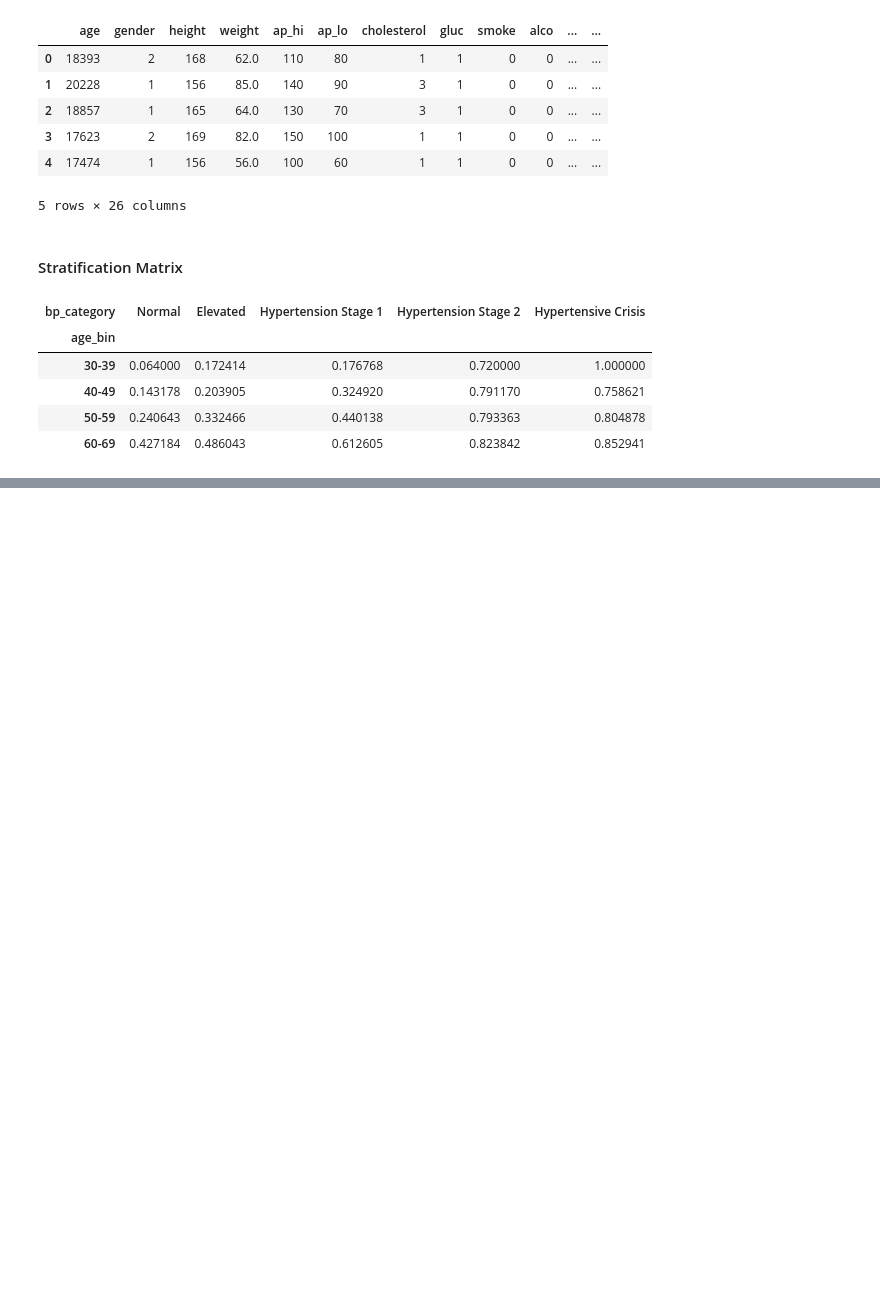
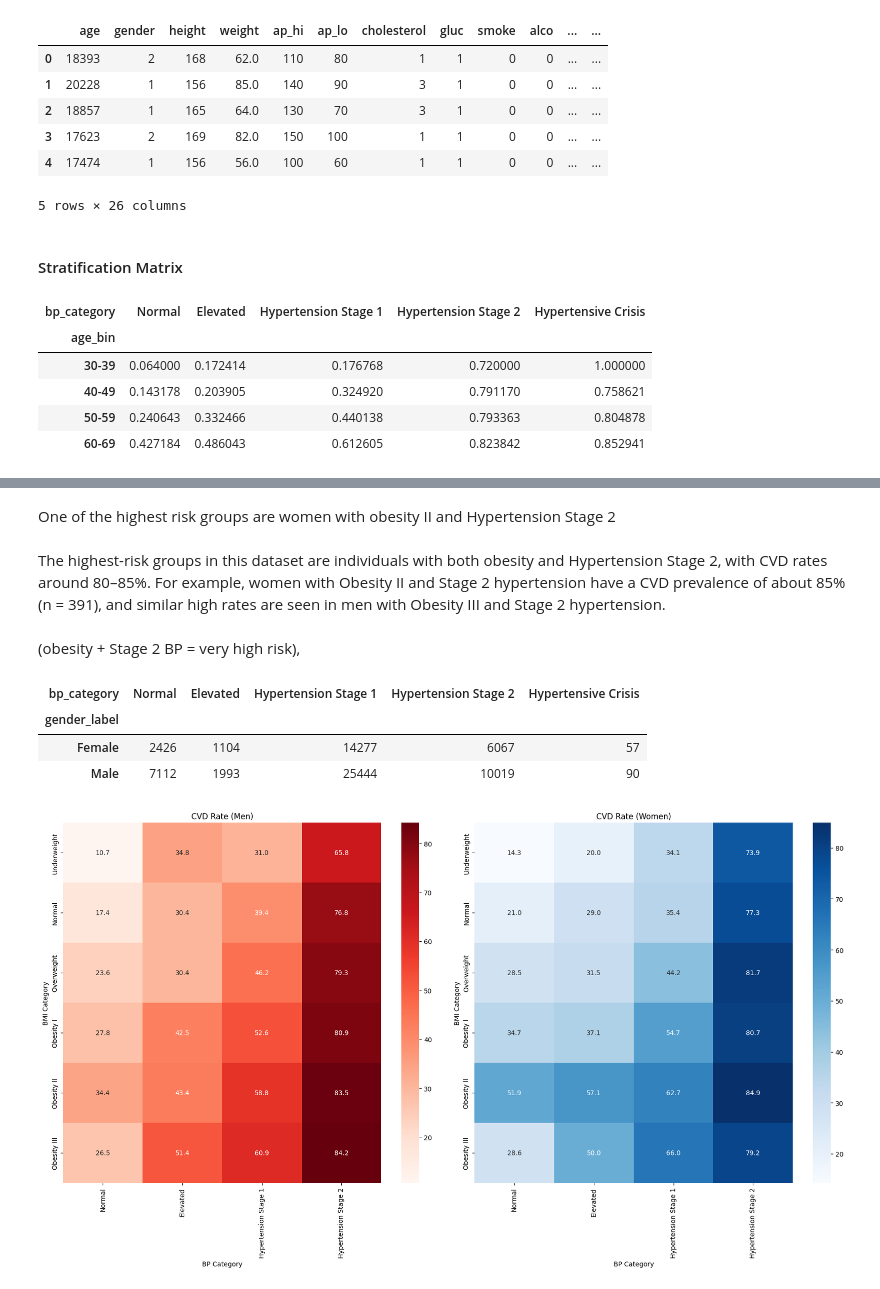
Before and after one commit to lizabguercho/DI_Final_Project_CVD, a Jupyter notebook: Final_project.ipynb, the cells around one changed output, grey strips where cells are left out. Cells and saved outputs as stored; diff of their text form; code cells hidden in the pictures; blank space fills up the shorter version.

Commit message:
added high_risk_groups

```diff
--- a/Final_project.ipynb
+++ b/Final_project.ipynb
@@ -1090,0 +1158,37 @@ df_clean_final=df_clean.copy()
+# %% [markdown]
+One of the highest risk groups are women with obesity II and Hypertension Stage 2
+# %% [markdown]
+The highest-risk groups in this dataset are individuals with both obesity and Hypertension Stage 2, with CVD rates around 80–85%.
+For example, women with Obesity II and Stage 2 hypertension have a CVD prevalence of about 85% (n = 391), and similar high rates are seen in men with Obesity III and Stage 2 hypertension.
+# %% [markdown]
+(obesity + Stage 2 BP = very high risk),
+# %%
+pd.crosstab(df_clean["gender_label"],
+            df_clean["bp_category"])
+# %% [output]
+| bp_category | Normal | Elevated | Hypertension Stage 1 | Hypertension Stage 2 | Hypertensive Crisis |
+| gender_label |  |  |  |  |  |
+| Female | 2426 | 1104 | 14277 | 6067 | 57 |
+| Male | 7112 | 1993 | 25444 | 10019 | 90 |
+# %%
+fig, axes = plt.subplots(1, 2, figsize=(18, 10))
+
+df_clean_no_hc = df_clean[df_clean["bp_category"] != "Hypertensive Crisis"].copy()
+df_clean_no_hc["bp_category"] = (
+    df_clean_no_hc["bp_category"]
+    .cat.remove_unused_categories()
+)
+# male
+df_male = df_clean_no_hc[df_clean_no_hc["gender_label"] == "Male"]
+plot_heatmap_table(df_male, ["bmi_bin","bp_category"], "cardio",
+              "CVD Rate (Men)", "BP Category", "BMI Category", axes[0], cmap="Reds")
+
+# female
+df_female = df_clean_no_hc[df_clean_no_hc["gender_label"] == "Female"]
+plot_heatmap_table(df_female, ["bmi_bin","bp_category"], "cardio",
+              "CVD Rate (Women)", "BP Category", "BMI Category", axes[1], cmap="Blues")
+
+plt.tight_layout()
+plt.show()
+# %% [output]
+[figure, added]
```
Also changed, not shown: parts of 5 cells of this notebook, 1 other file.
